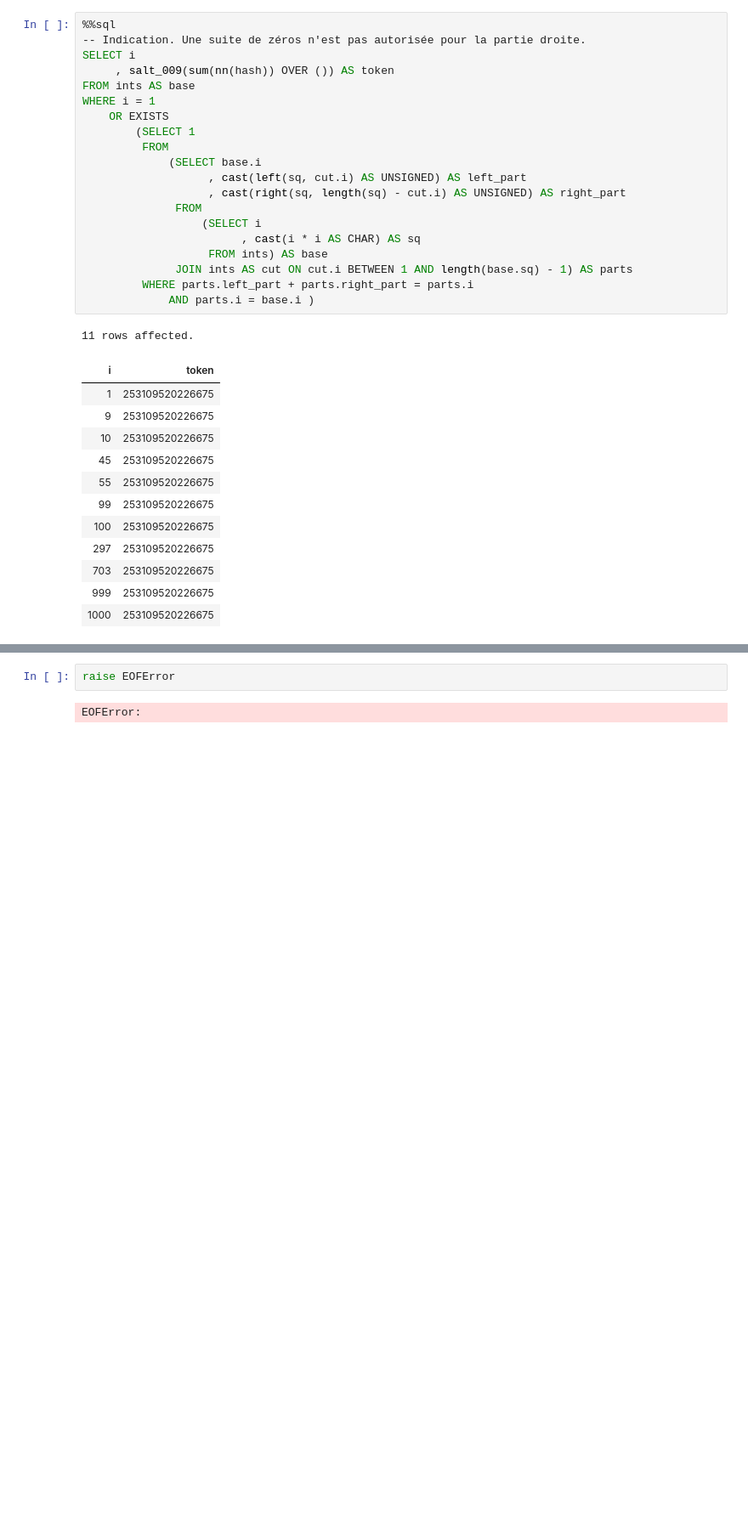
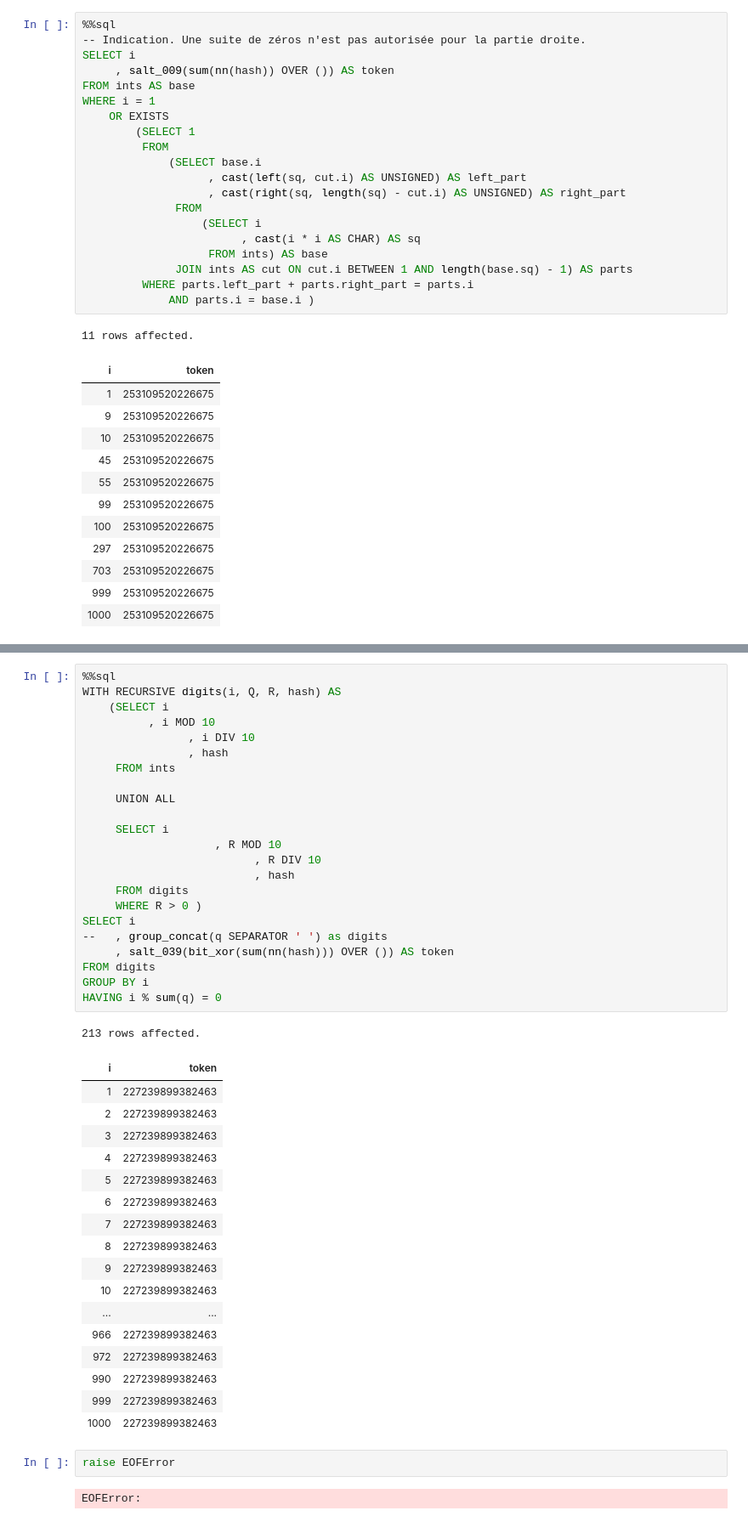
Before and after one commit to laowantong/sqlab_ints, a Jupyter notebook: ints.ipynb, the cells around one changed output, grey strips where cells are left out. Shown at 85% size. Drawn from its saved outputs; the diff is of its cells as text; blank space fills up the shorter version.

```diff
--- a/ints.ipynb
+++ b/ints.ipynb
@@ -1643,3 +1777,45 @@ WHERE i = 1
+# %%
+%%sql
+WITH RECURSIVE digits(i, Q, R, hash) AS
+    (SELECT i
+          , i MOD 10
+                , i DIV 10
+                , hash
+     FROM ints
+
+     UNION ALL
+
+     SELECT i
+                    , R MOD 10
+                          , R DIV 10
+                          , hash
+     FROM digits
+     WHERE R > 0 )
+SELECT i
+--   , group_concat(q SEPARATOR ' ') as digits
+     , salt_039(bit_xor(sum(nn(hash))) OVER ()) AS token
+FROM digits
+GROUP BY i
+HAVING i % sum(q) = 0
+# %% [output]
+213 rows affected.
+| i | token |
+| 1 | 227239899382463 |
+| 2 | 227239899382463 |
+| 3 | 227239899382463 |
+| 4 | 227239899382463 |
+| 5 | 227239899382463 |
+| 6 | 227239899382463 |
+| 7 | 227239899382463 |
+| 8 | 227239899382463 |
+| 9 | 227239899382463 |
+| 10 | 227239899382463 |
+| ... | ... |
+| 966 | 227239899382463 |
+| 972 | 227239899382463 |
+| 990 | 227239899382463 |
+| 999 | 227239899382463 |
+| 1000 | 227239899382463 |
 # %%
 raise EOFError
 # %% [output]
```
Also changed, not shown: parts of 15 cells of this notebook, 12 other files.
